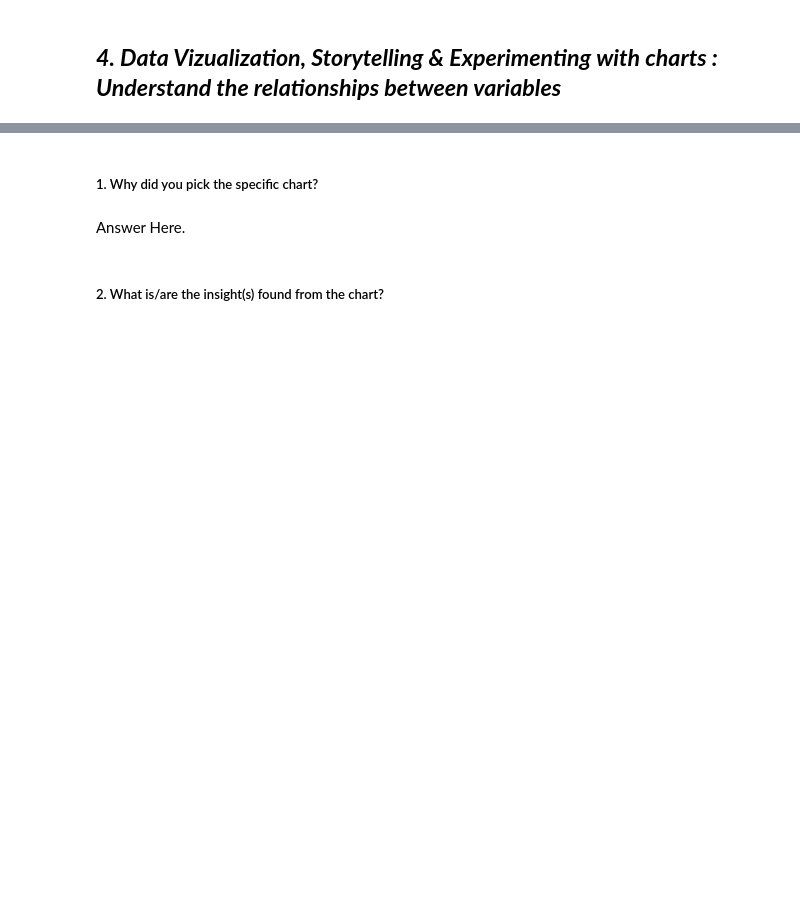
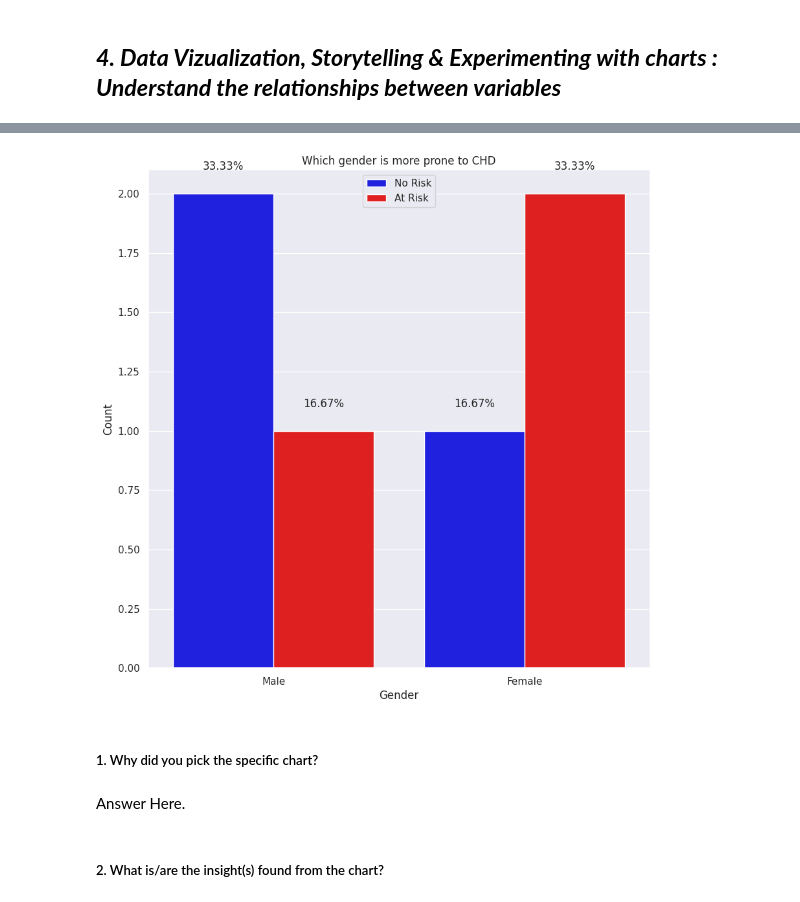
Before and after one commit to Pratikshathorat96/Cardiovascular-risk-prediction, a Jupyter notebook: Cardiovascular_risk_prediction_Ml_classificasion.ipynb, the cells around one changed output, grey strips where cells are left out. Saved outputs shown, nothing was run; the diff lists cells and outputs as text; code cells hidden in the pictures; blank space fills up the shorter version.

```diff
--- a/Cardiovascular_risk_prediction_Ml_classificasion.ipynb
+++ b/Cardiovascular_risk_prediction_Ml_classificasion.ipynb
@@ -228,3 +426,27 @@ Answer Here.
+# %%
+# Sample dataset
+CVD_df = pd.DataFrame({'sex': ['Male', 'Female', 'Female', 'Male', 'Female', 'Male'],
+                       'ten_year_chd': [0, 1, 0, 1, 1, 0]})
+
+my_palette = {0: 'blue', 1: 'red'}
+
+plt.figure(figsize=(10, 10))
+ax = sns.countplot(x=CVD_df['sex'], hue=CVD_df['ten_year_chd'], palette=my_palette)
+
+# Adding labels to the bars
+total = len(CVD_df)
+for p in ax.patches:
+    height = p.get_height()
+    ax.text(p.get_x() + p.get_width() / 2., height + 0.1, f'{height/total:.2%}', ha="center")
+
+plt.title("Which gender is more prone to CHD")
+plt.legend(['No Risk', 'At Risk'])
+plt.xlabel("Gender")
+plt.ylabel("Count")
+
+plt.show()
+# %% [output]
+[figure, added]
 # %% [markdown]
 ##### 1. Why did you pick the specific chart?
 # %% [markdown]
```
Also changed, not shown: parts of 34 cells of this notebook.
